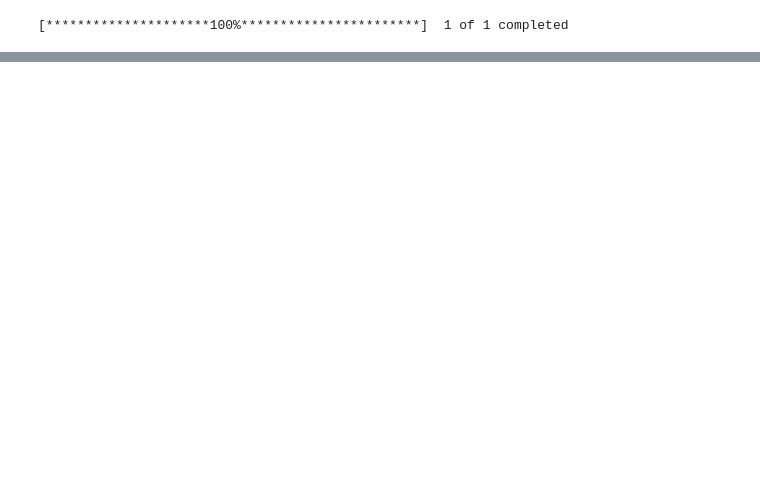
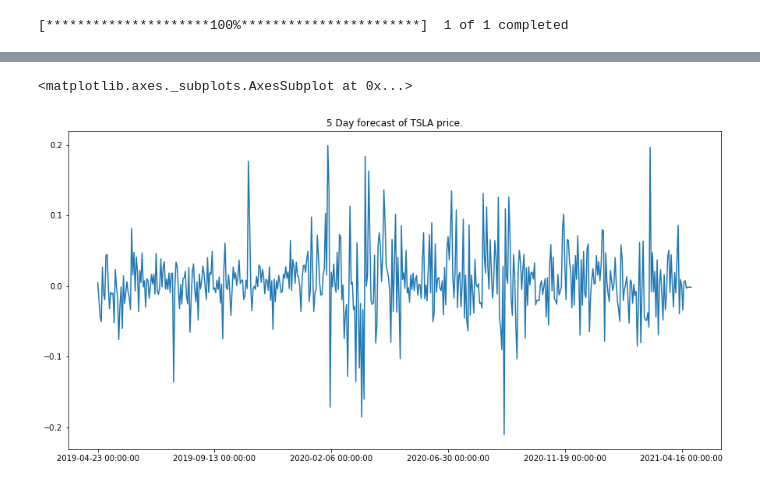
Before and after one commit to DataNinjasPro/Project_2, a Jupyter notebook: final_main.ipynb, the cells around one changed output, grey strips where cells are left out. Saved outputs shown, nothing was run; the diff lists cells and outputs as text; code cells hidden in the pictures; blank space fills up the shorter version.

```diff
--- a/final_main.ipynb
+++ b/final_main.ipynb
@@ -29,0 +124,4 @@ historic_cumulative_returns(df1).plot(figsize = (15,7.5), title = "60 Day Cumula
+# %%
+forecast = pd.DataFrame(results.forecast(steps = 5)[0])
+# %%
+forecast = returns.append(forecast)
@@ -29,0 +137,2 @@ historic_cumulative_returns(df1).plot(figsize = (15,7.5), title = "60 Day Cumula
+# %%
+forecast['CumProd'] = (1 + forecast.iloc[:,0]).cumprod() * df['Close'][0]
@@ -29,0 +155,5 @@ historic_cumulative_returns(df1).plot(figsize = (15,7.5), title = "60 Day Cumula
+# %%
+forecast.iloc[:,0].plot(figsize = (15,7.5), title = "5 Day forecast of TSLA price.")
+# %% [output]
+<matplotlib.axes._subplots.AxesSubplot at 0x...>
+[figure, added]
```
Also changed, not shown: parts of 21 cells of this notebook, 4 other files.
